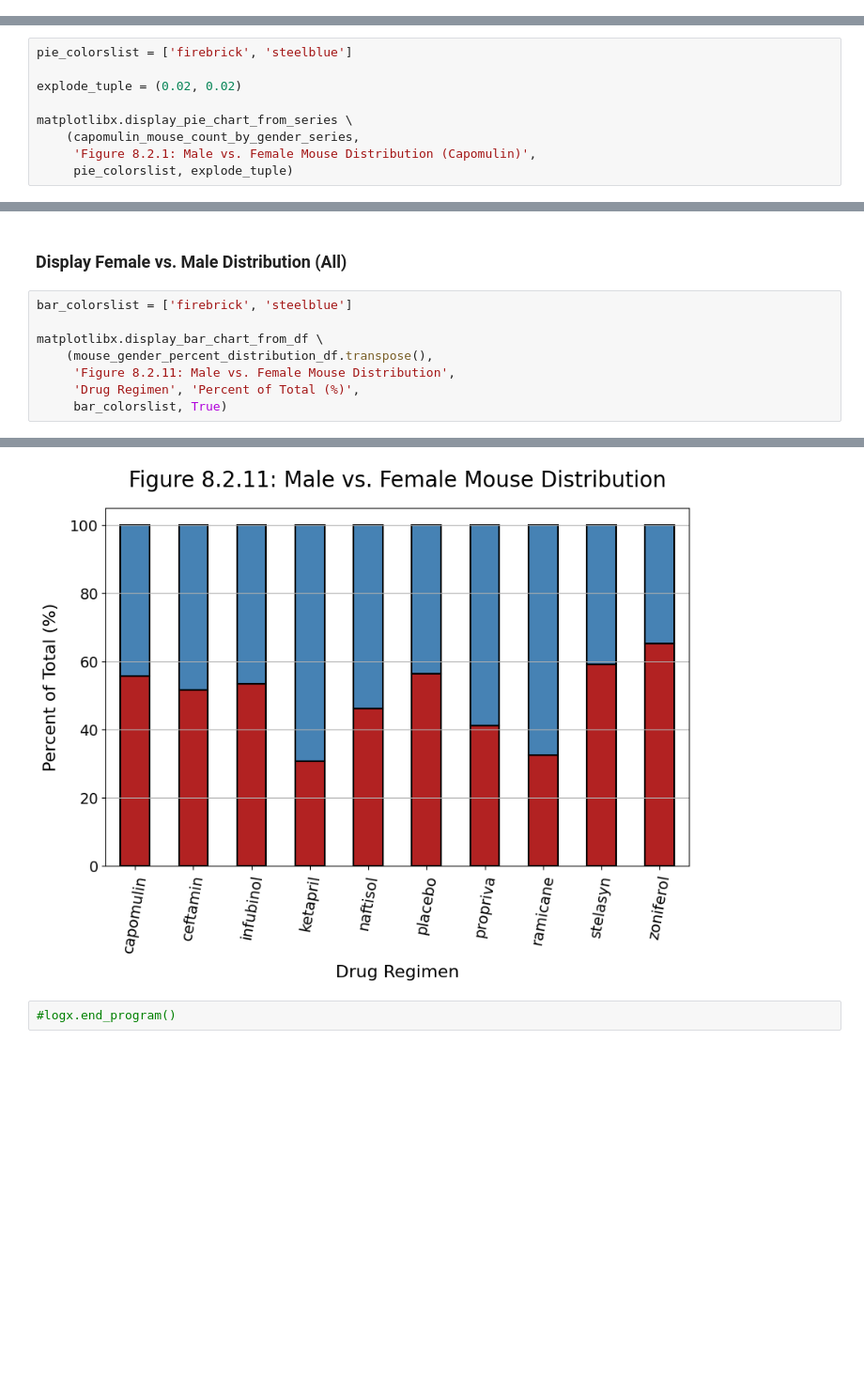
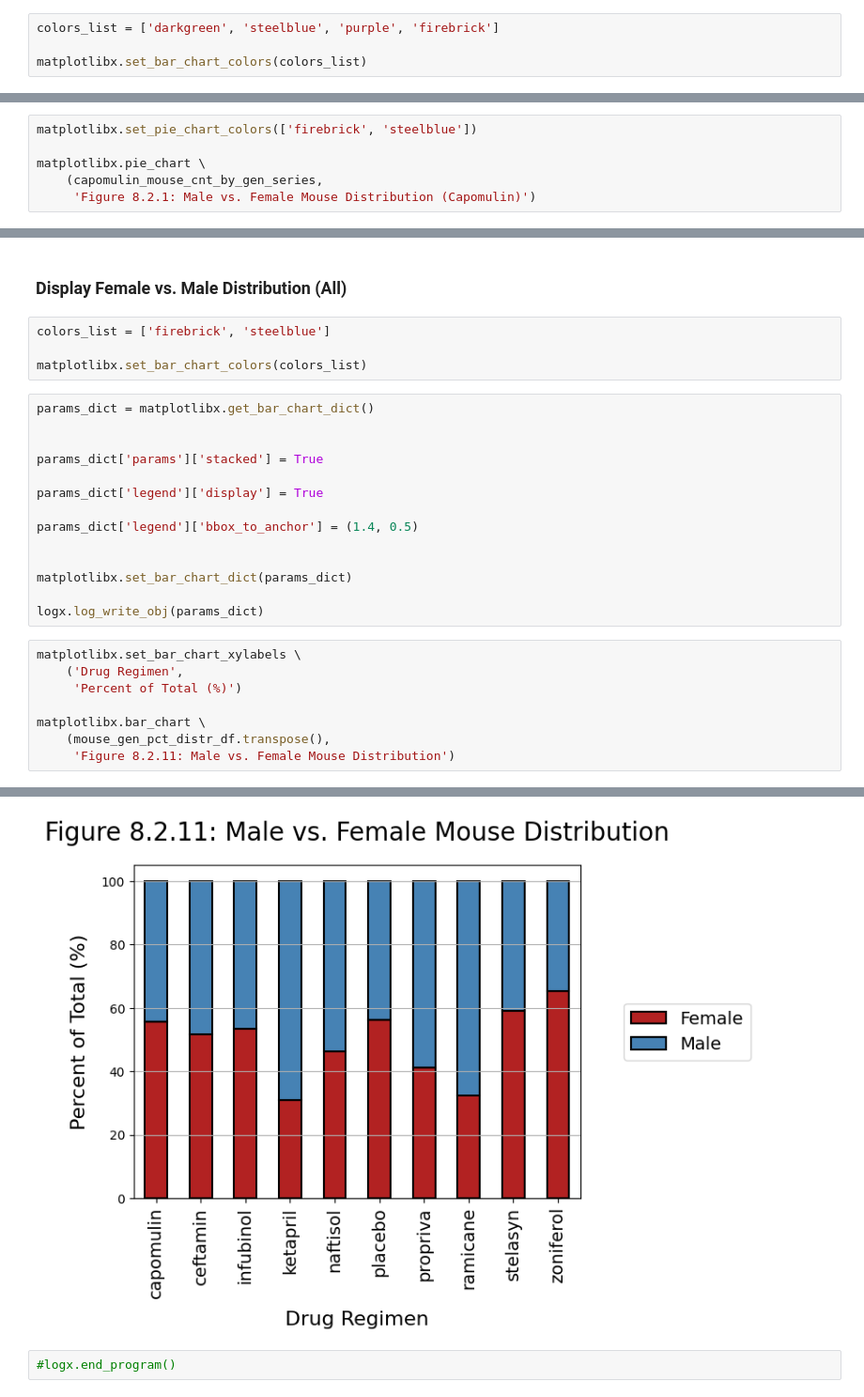
Before and after one commit to njgeorge000158/Pharmaceutical-Animal-Study-Analysis-with-Matplotlib, a Jupyter notebook: pymaceuticals.ipynb, the cells around one changed output, grey strips where cells are left out. Shown at 94% size. Drawn from its saved outputs; the diff is of its cells as text; blank space fills up the shorter version.

```diff
--- a/pymaceuticals.ipynb
+++ b/pymaceuticals.ipynb
@@ -1144,3 +1129,7 @@ Table 6.4.2: Drug Treatment Regimen by Data Point Category (Number of Mice)
 | 20 | 3 | 1 | 1 |
 | 11 | 6 | 4 | 3 |
 | 14 | 1 | 6 | 4 |
+# %%
+colors_list = ['darkgreen', 'steelblue', 'purple', 'firebrick']
+
+matplotlibx.set_bar_chart_colors(colors_list)
@@ -1802,12 +1844,9 @@ matplotlibx.display_pie_chart_from_series \
 # %% [markdown]
 ### **Display Female vs. Male Distribution (Capomulin)**
 # %%
-pie_colorslist = ['firebrick', 'steelblue']
+matplotlibx.set_pie_chart_colors(['firebrick', 'steelblue'])
 
-explode_tuple = (0.02, 0.02)
-
-matplotlibx.display_pie_chart_from_series \
-    (capomulin_mouse_count_by_gender_series,
-     'Figure 8.2.1: Male vs. Female Mouse Distribution (Capomulin)',
-     pie_colorslist, explode_tuple)
+matplotlibx.pie_chart \
+    (capomulin_mouse_cnt_by_gen_series,
+     'Figure 8.2.1: Male vs. Female Mouse Distribution (Capomulin)')
 # %% [output]
@@ -1896,11 +1926,29 @@ matplotlibx.display_pie_chart_from_series \
 # %% [markdown]
 ### **Display Female vs. Male Distribution (All)**
+# %%
+colors_list = ['firebrick', 'steelblue']
+
+matplotlibx.set_bar_chart_colors(colors_list)
+# %%
+params_dict = matplotlibx.get_bar_chart_dict()
+
+
+params_dict['params']['stacked'] = True
+
+params_dict['legend']['display'] = True
+
+params_dict['legend']['bbox_to_anchor'] = (1.4, 0.5)
+
+
+matplotlibx.set_bar_chart_dict(params_dict)
+
+logx.log_write_obj(params_dict)
 # %%
-bar_colorslist = ['firebrick', 'steelblue']
+matplotlibx.set_bar_chart_xylabels \
+    ('Drug Regimen',
+     'Percent of Total (%)')
 
-matplotlibx.display_bar_chart_from_df \
-    (mouse_gender_percent_distribution_df.transpose(),
-     'Figure 8.2.11: Male vs. Female Mouse Distribution',
-     'Drug Regimen', 'Percent of Total (%)',
-     bar_colorslist, True)
+matplotlibx.bar_chart \
+    (mouse_gen_pct_distr_df.transpose(),
+     'Figure 8.2.11: Male vs. Female Mouse Distribution')
 # %% [output]
@@ -1907,3 +1956,3 @@ matplotlibx.display_bar_chart_from_df \
-[figure, old version]
+[figure, new version]
 # %%
 #logx.end_program()
```
Also changed, not shown: parts of 178 cells of this notebook, 5 other files.
